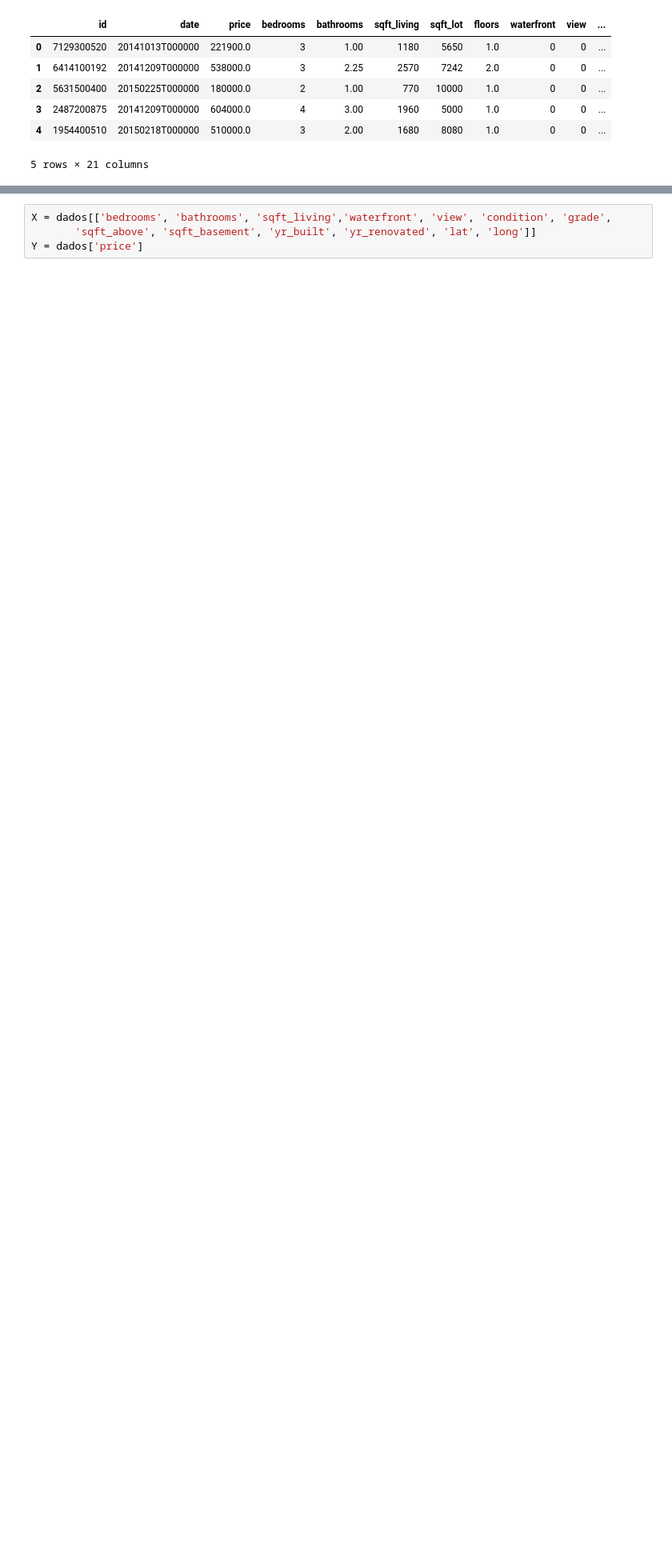
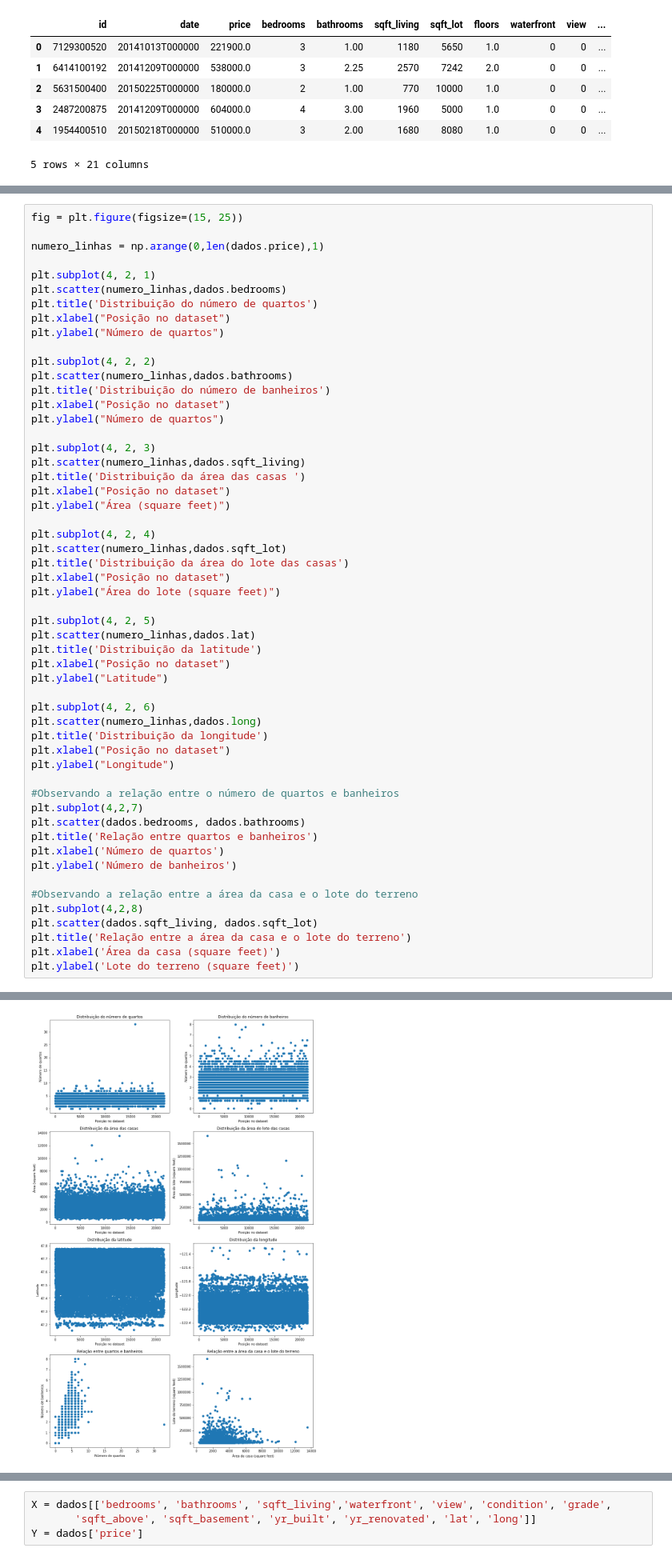
Before and after one commit to BMDamasceno/house-prediction-cdados, a Jupyter notebook: Base_Projeto_2.ipynb, the cells around one changed output, grey strips where cells are left out. Shown: that part at 80% size. Drawn from its saved outputs; the diff is of its cells as text; blank space fills up the shorter version.

```diff
--- a/Base_Projeto_2.ipynb
+++ b/Base_Projeto_2.ipynb
@@ -95,0 +107,55 @@ plt.show()
+# %%
+fig = plt.figure(figsize=(15, 25))
+
+numero_linhas = np.arange(0,len(dados.price),1)
+
+plt.subplot(4, 2, 1)
+plt.scatter(numero_linhas,dados.bedrooms)
+plt.title('Distribuição do número de quartos')
+plt.xlabel("Posição no dataset")
+plt.ylabel("Número de quartos")
+
+plt.subplot(4, 2, 2)
+plt.scatter(numero_linhas,dados.bathrooms)
+plt.title('Distribuição do número de banheiros')
+plt.xlabel("Posição no dataset")
+plt.ylabel("Número de quartos")
+
+plt.subplot(4, 2, 3)
+plt.scatter(numero_linhas,dados.sqft_living)
+plt.title('Distribuição da área das casas ')
+plt.xlabel("Posição no dataset")
+plt.ylabel("Área (square feet)")
+
+plt.subplot(4, 2, 4)
+plt.scatter(numero_linhas,dados.sqft_lot)
+plt.title('Distribuição da área do lote das casas')
+plt.xlabel("Posição no dataset")
+plt.ylabel("Área do lote (square feet)")
+
+plt.subplot(4, 2, 5)
+plt.scatter(numero_linhas,dados.lat)
+plt.title('Distribuição da latitude')
+plt.xlabel("Posição no dataset")
+plt.ylabel("Latitude")
+
+plt.subplot(4, 2, 6)
+plt.scatter(numero_linhas,dados.long)
+plt.title('Distribuição da longitude')
+plt.xlabel("Posição no dataset")
+plt.ylabel("Longitude")
+
+#Observando a relação entre o número de quartos e banheiros
+plt.subplot(4,2,7)
+plt.scatter(dados.bedrooms, dados.bathrooms)
+plt.title('Relação entre quartos e banheiros')
+plt.xlabel('Número de quartos')
+plt.ylabel('Número de banheiros')
+
+#Observando a relação entre a área da casa e o lote do terreno
+plt.subplot(4,2,8)
+plt.scatter(dados.sqft_living, dados.sqft_lot)
+plt.title('Relação entre a área da casa e o lote do terreno')
+plt.xlabel('Área da casa (square feet)')
+plt.ylabel('Lote do terreno (square feet)')
+# %% [output]
@@ -95,0 +163 @@ plt.show()
+[figure, added]
```
Also changed, not shown: parts of 25 cells of this notebook.
